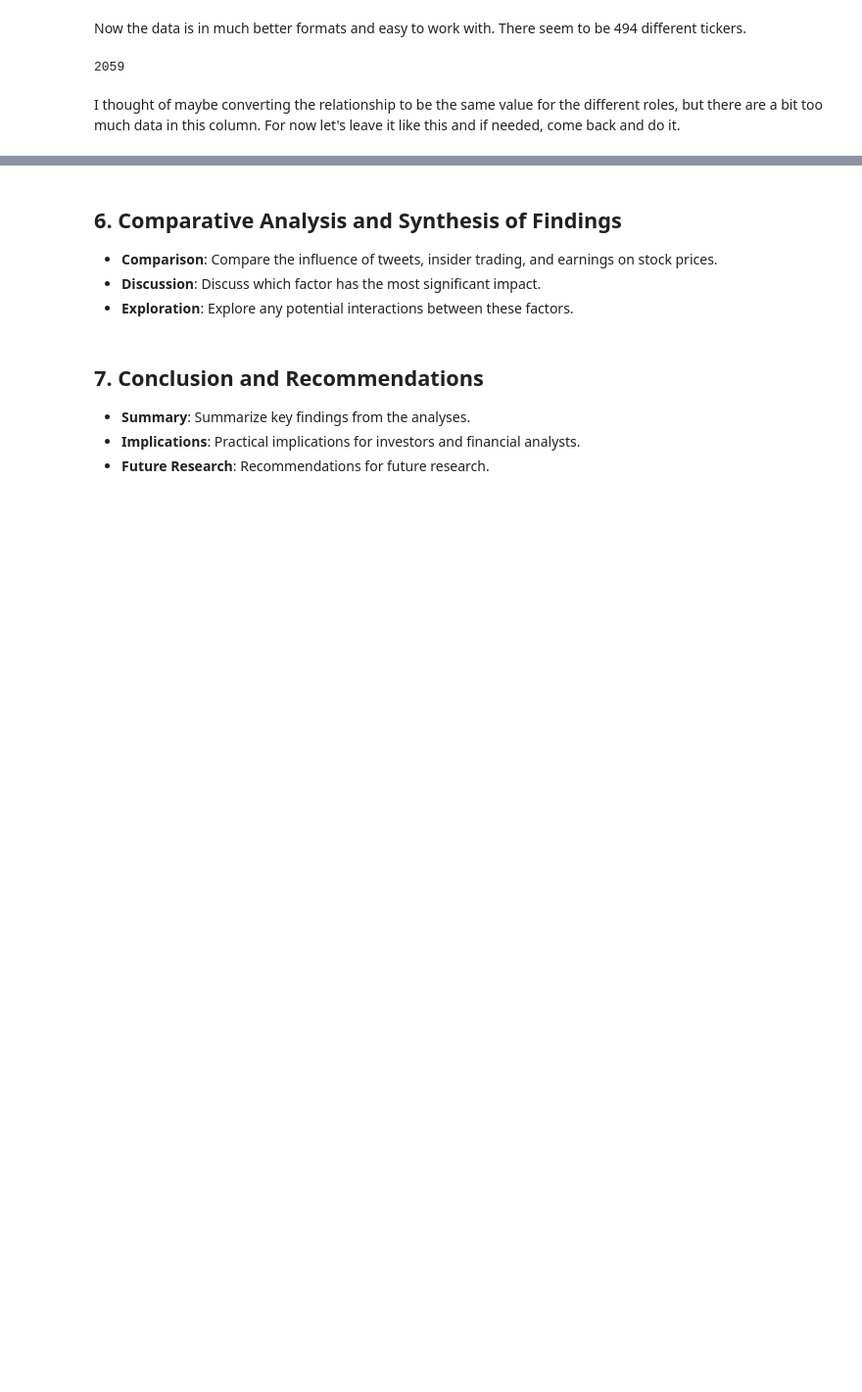
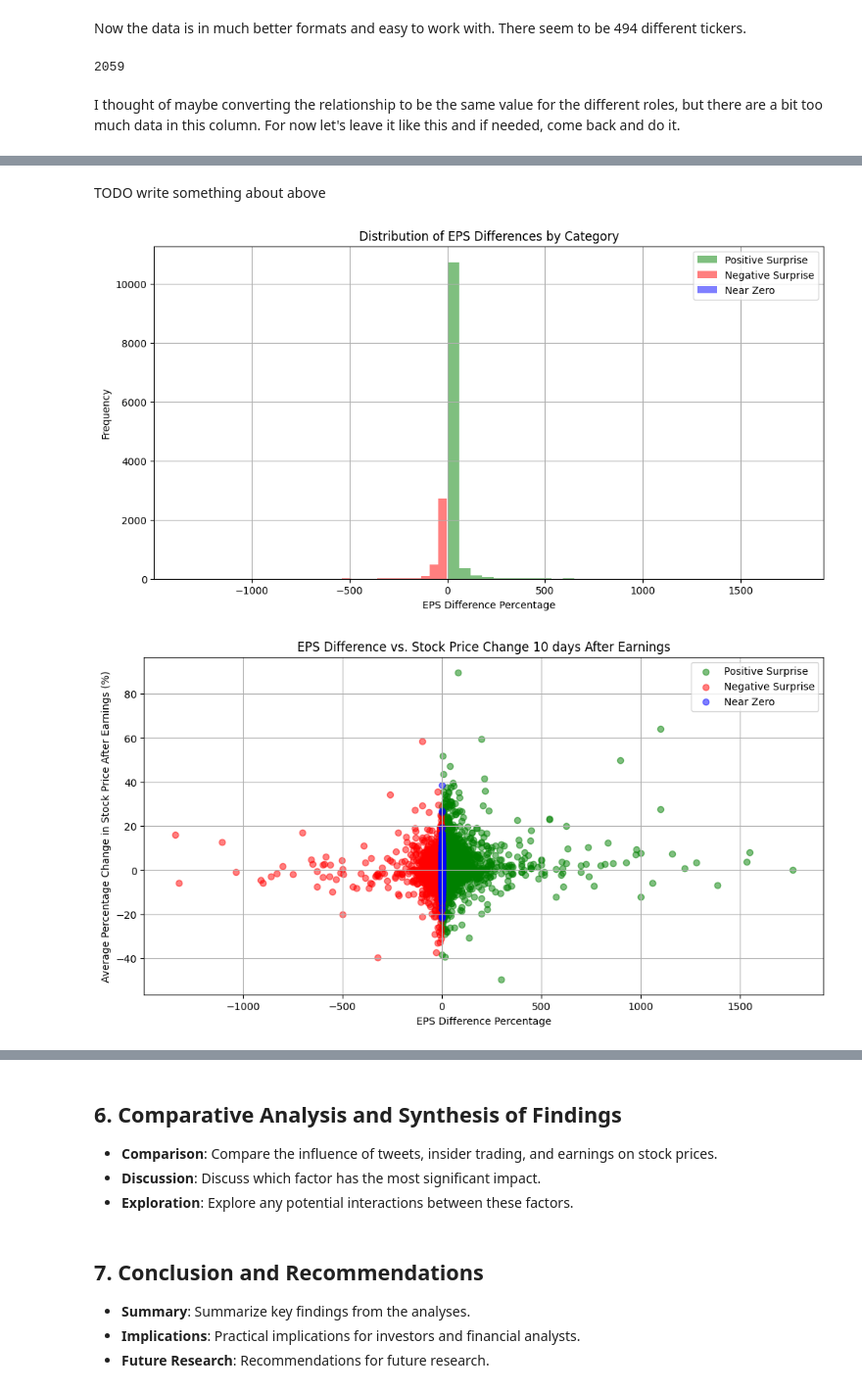
Before and after one commit to thunder913/Data-Science, a Jupyter notebook: stock_analysis.ipynb, the cells around one changed output, grey strips where cells are left out. Shown at 98% size. Cells and saved outputs as stored; diff of their text form; code cells hidden in the pictures; blank space fills up the shorter version.

```diff
--- a/stock_analysis.ipynb
+++ b/stock_analysis.ipynb
@@ -331,0 +597,65 @@ TODO do this about all the datasets
+# %% [markdown]
+TODO write something about above
+# %%
+merged_data['earliest_available_price'] = merged_data[
+    ['price_10_days_after', 'price_9_days_after', 'price_8_days_after', 'price_7_days_after',
+     'price_6_days_after', 'price_5_days_after', 'price_4_days_after', 'price_3_days_after',
+     'price_2_days_after', 'price_1_days_after']
+].bfill(axis=1).iloc[:, 0]
+# %%
+merged_data['total_change_after_10_days'] = merged_data.apply(
+        lambda row: calculate_diff_percent(row['earliest_available_price'], row['close']), axis=1
+)
+# %%
+plt.figure(figsize=(12, 6))
+
+if not merged_data[merged_data['eps_category'] == 'Positive Surprise']['eps_diff_percent'].empty:
+    plt.hist(merged_data[merged_data['eps_category'] == 'Positive Surprise']['eps_diff_percent'], bins=30, alpha=0.5, label='Positive Surprise', color='green')
+
+if not merged_data[merged_data['eps_category'] == 'Negative Surprise']['eps_diff_percent'].empty:
+    plt.hist(merged_data[merged_data['eps_category'] == 'Negative Surprise']['eps_diff_percent'], bins=30, alpha=0.5, label='Negative Surprise', color='red')
+
+if not merged_data[merged_data['eps_category'] == 'Near Zero']['eps_diff_percent'].empty:
+    plt.hist(merged_data[merged_data['eps_category'] == 'Near Zero']['eps_diff_percent'], bins=30, alpha=0.5, label='Near Zero', color='blue')
+
+plt.title('Distribution of EPS Differences by Category')
+plt.xlabel('EPS Difference Percentage')
+plt.ylabel('Frequency')
+plt.legend()
+plt.grid(True)
+plt.show()
+
+# Visualization: Scatter plot of EPS differences vs. average stock price change after earnings
+plt.figure(figsize=(12, 6))
+
+categories = ['Positive Surprise', 'Negative Surprise', 'Near Zero']
+colors = ['green', 'red', 'blue']
+
+for category, color in zip(categories, colors):
+    subset = merged_data[merged_data['eps_category'] == category]
+    if not subset.empty:
+        plt.scatter(subset['eps_diff_percent'], subset['total_change_after_10_days'], alpha=0.5, label=category, color=color)
+
+plt.title('EPS Difference vs. Stock Price Change 10 days After Earnings')
+plt.xlabel('EPS Difference Percentage')
+plt.ylabel('Average Percentage Change in Stock Price After Earnings (%)')
+plt.legend()
+plt.grid(True)
+plt.show()
+
+plt.figure(figsize=(12, 6))
+
+for category, color in zip(categories, colors):
+    subset = merged_data[merged_data['eps_category'] == category]
+    if not subset.empty:
+        plt.scatter(subset['eps_diff_percent'], subset['change_1_days_after'], alpha=0.5, label=category, color=color)
+
+plt.title('EPS Difference vs. Stock price change right after earnings')
+plt.xlabel('EPS Difference Percentage')
+plt.ylabel('Average Percentage Change in Stock Price After Earnings (%)')
+plt.legend()
+plt.grid(True)
+plt.show()
+# %% [output]
+[figure, added]
+[figure, added]
```
Also changed, not shown: parts of 42 cells of this notebook.
